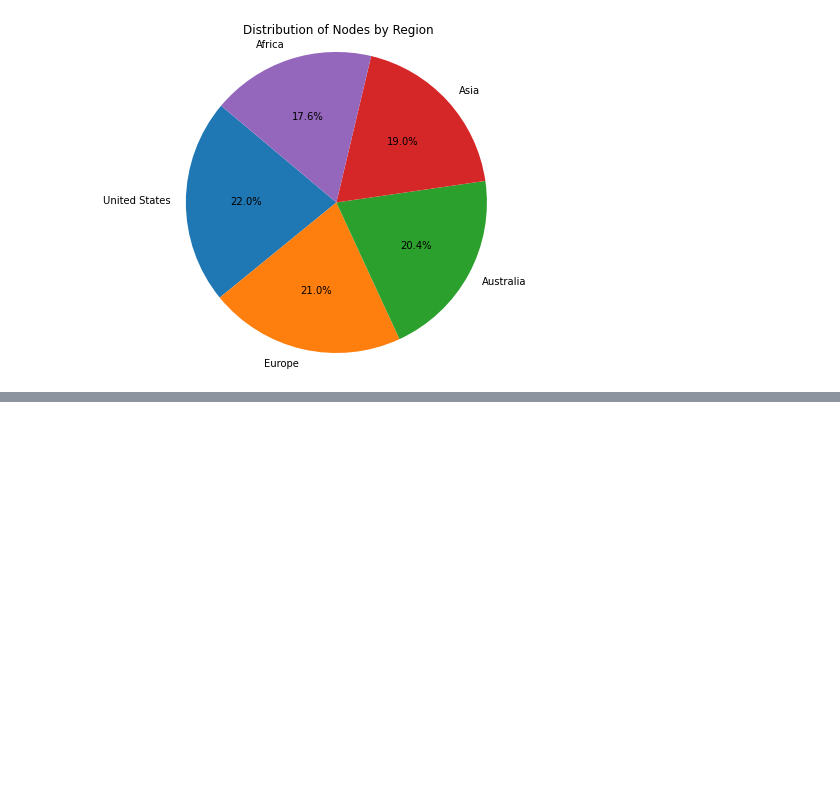
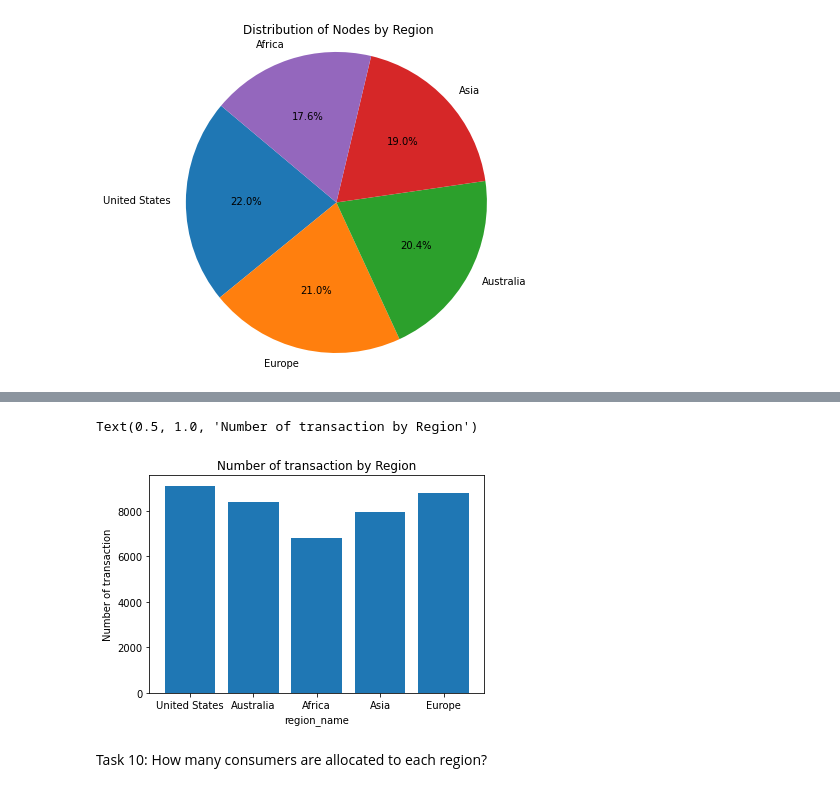
Before and after one commit to Dibieoluchi/banking_data, a Jupyter notebook: banking_data analysis.ipynb, the cells around one changed output, grey strips where cells are left out. Drawn from its saved outputs; the diff is of its cells as text; code cells hidden in the pictures; blank space fills up the shorter version.

```diff
--- a/banking_data analysis.ipynb
+++ b/banking_data analysis.ipynb
@@ -403,0 +453,9 @@ plt.show()
+# %%
+query = """SELECT COUNT(ut.consumer_id) as num_transactions, wr.region_name
+FROM user_transaction_cleaned ut
+JOIN user_nodes_cleaned un ON ut.consumer_id = un.consumer_id
+JOIN world_regions wr ON un.region_id = wr.region_code
+GROUP BY wr.region_name;
+"""
+# %%
+transactions_per_region = pd.read_sql_query(query,conn)
@@ -403,0 +471,10 @@ plt.show()
+# %%
+plt.bar(x=transactions_per_region['region_name'], height=transactions_per_region['num_transactions'])
+plt.xlabel('region_name')
+plt.ylabel('Number of transaction')
+plt.title('Number of transaction by Region')
+# %% [output]
+Text(0.5, 1.0, 'Number of transaction by Region')
+[figure, added]
+# %% [markdown]
+Task 10: How many consumers are allocated to each region?
```
Also changed, not shown: parts of 37 cells of this notebook.
